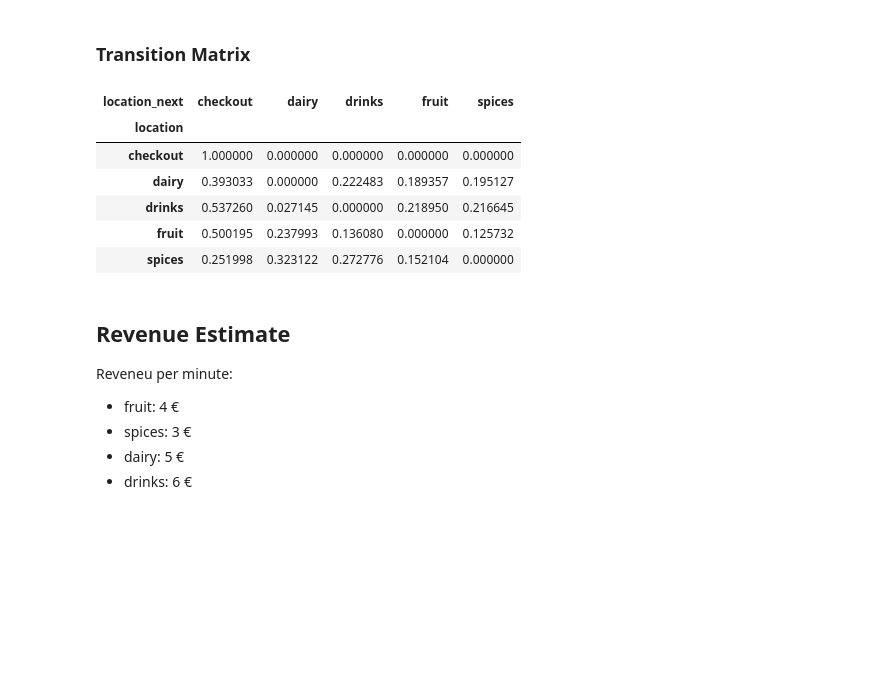
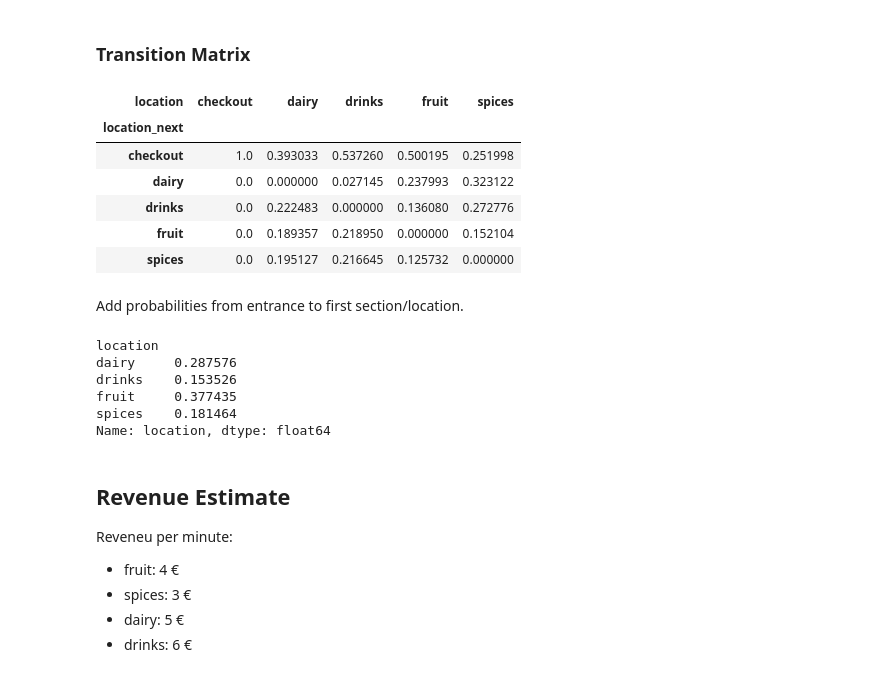
Before and after one commit to raphaelw/data-science-bootcamp, a Jupyter notebook: 08_week/project/markov_chain_supermarket.ipynb, the cells around one changed output. Saved outputs shown, nothing was run; the diff lists cells and outputs as text; code cells hidden in the pictures; blank space fills up the shorter version.

Commit message:
generate transition matrix and time spent data

```diff
--- a/08_week/project/markov_chain_supermarket.ipynb
+++ b/08_week/project/markov_chain_supermarket.ipynb
@@ -170,13 +170,27 @@ df[ df['customer_no'].eq('monday_6') ]
 | 135 | 2019-09-02 07:29:00 | monday_6 | checkout | checkout |
 # %% [markdown]
 ### Transition Matrix
-# %%
-pd.crosstab(df['location'], df['location_next'], normalize=0)
-# %% [output]
-| location_next | checkout | dairy | drinks | fruit | spices |
-| location |  |  |  |  |  |
-| checkout | 1.000000 | 0.000000 | 0.000000 | 0.000000 | 0.000000 |
-| dairy | 0.393033 | 0.000000 | 0.222483 | 0.189357 | 0.195127 |
-| drinks | 0.537260 | 0.027145 | 0.000000 | 0.218950 | 0.216645 |
-| fruit | 0.500195 | 0.237993 | 0.136080 | 0.000000 | 0.125732 |
-| spices | 0.251998 | 0.323122 | 0.272776 | 0.152104 | 0.000000 |
+# %%
+transition_matrix = pd.crosstab(df['location_next'], df['location'], normalize=1)
+transition_matrix
+# %% [output]
+| location | checkout | dairy | drinks | fruit | spices |
+| location_next |  |  |  |  |  |
+| checkout | 1.0 | 0.393033 | 0.537260 | 0.500195 | 0.251998 |
+| dairy | 0.0 | 0.000000 | 0.027145 | 0.237993 | 0.323122 |
+| drinks | 0.0 | 0.222483 | 0.000000 | 0.136080 | 0.272776 |
+| fruit | 0.0 | 0.189357 | 0.218950 | 0.000000 | 0.152104 |
+| spices | 0.0 | 0.195127 | 0.216645 | 0.125732 | 0.000000 |
+# %% [markdown]
+Add probabilities from entrance to first section/location.
+# %%
+entrance_proba = df.groupby('customer_no').first().groupby('location')['location'].count()
+entrance_proba /= entrance_proba.sum() # normalize to a probability of 1
+entrance_proba
+# %% [output]
+location
+dairy     0.287576
+drinks    0.153526
+fruit     0.377435
+spices    0.181464
+Name: location, dtype: float64
```
Also changed, not shown: parts of 5 cells of this notebook, 2 other files.
